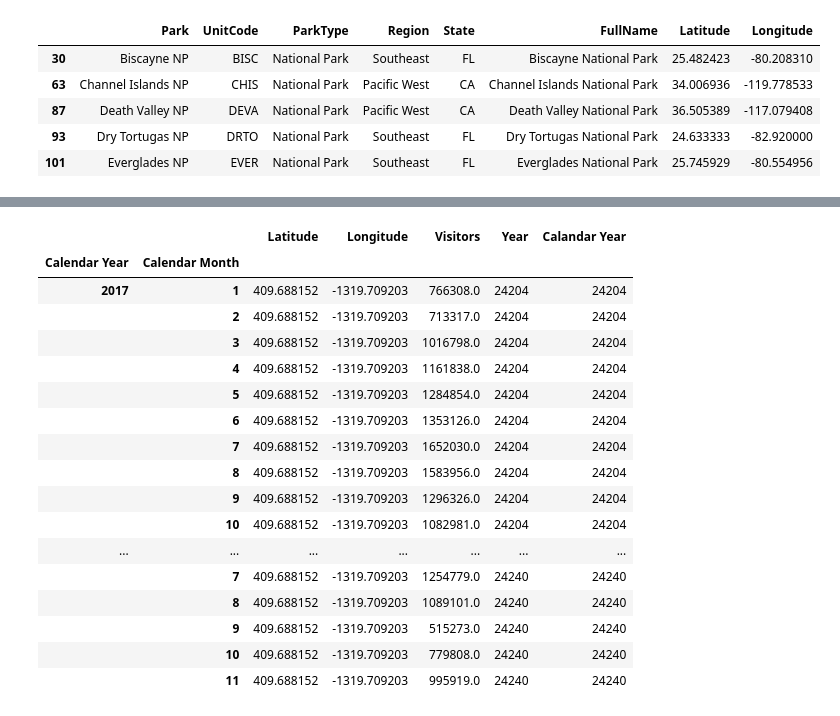
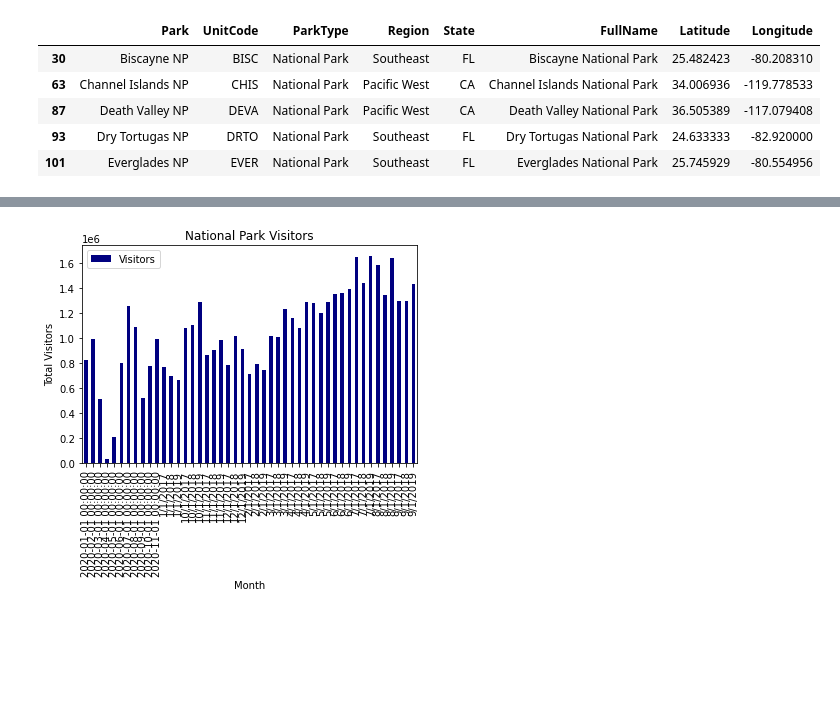
Before and after one commit to missymeyer/ProjectOne, a Jupyter notebook: Starter.ipynb, the cells around one changed output, grey strips where cells are left out. Saved outputs shown, nothing was run; the diff lists cells and outputs as text; code cells hidden in the pictures; blank space fills up the shorter version.

Commit message:
Added bar plot

```diff
--- a/Starter.ipynb
+++ b/Starter.ipynb
@@ -141,29 +146,17 @@ park_data.head(50)
-# %%
-# Split up our data into groups based upon 'bikeid' and 'gender'
-year_groups = park_data.groupby(['Calendar Year','Calendar Month'])
-
-# Create a new variable that holds the sum of our groups
-sum_it_up = year_groups.sum()
-sum_it_up.head(50)
-# %% [output]
-|  |  | Latitude | Longitude | Visitors | Year | Calandar Year |
-| Calendar Year | Calendar Month |  |  |  |  |  |
-| 2017 | 1 | 409.688152 | -1319.709203 | 766308.0 | 24204 | 24204 |
-|  | 2 | 409.688152 | -1319.709203 | 713317.0 | 24204 | 24204 |
-|  | 3 | 409.688152 | -1319.709203 | 1016798.0 | 24204 | 24204 |
-|  | 4 | 409.688152 | -1319.709203 | 1161838.0 | 24204 | 24204 |
-|  | 5 | 409.688152 | -1319.709203 | 1284854.0 | 24204 | 24204 |
-|  | 6 | 409.688152 | -1319.709203 | 1353126.0 | 24204 | 24204 |
-|  | 7 | 409.688152 | -1319.709203 | 1652030.0 | 24204 | 24204 |
-|  | 8 | 409.688152 | -1319.709203 | 1583956.0 | 24204 | 24204 |
-|  | 9 | 409.688152 | -1319.709203 | 1296326.0 | 24204 | 24204 |
-|  | 10 | 409.688152 | -1319.709203 | 1082981.0 | 24204 | 24204 |
-| ... | ... | ... | ... | ... | ... | ... |
-|  | 7 | 409.688152 | -1319.709203 | 1254779.0 | 24240 | 24240 |
-|  | 8 | 409.688152 | -1319.709203 | 1089101.0 | 24240 | 24240 |
-|  | 9 | 409.688152 | -1319.709203 | 515273.0 | 24240 | 24240 |
-|  | 10 | 409.688152 | -1319.709203 | 779808.0 | 24240 | 24240 |
-|  | 11 | 409.688152 | -1319.709203 | 995919.0 | 24240 | 24240 |
+# %%
+# Generate a bar plot showing the total number of measurements taken on each drug regimen using pandas.
+# Should probably figure out how to get rid of the legend as its useless here
+argh_group = park_data.groupby('Month')
+measures = pd.DataFrame(argh_group['Visitors'].sum())
+
+drug_chart=measures.plot(kind='bar', title='National Park Visitors', color='navy')
+
+drug_chart.set_xlabel('Month')
+drug_chart.set_ylabel('Total Visitors')
+
+plt.show()
+# %% [output]
+[figure, added]
 # %%
 # Generate a summary statistics table of mean, median, variance, standard deviation, and SEM of the visutors for each calendar year
 # Use groupby and summary statistical methods to calculate the following properties of each drug regimen:
```
Also changed, not shown: parts of 5 cells of this notebook.
